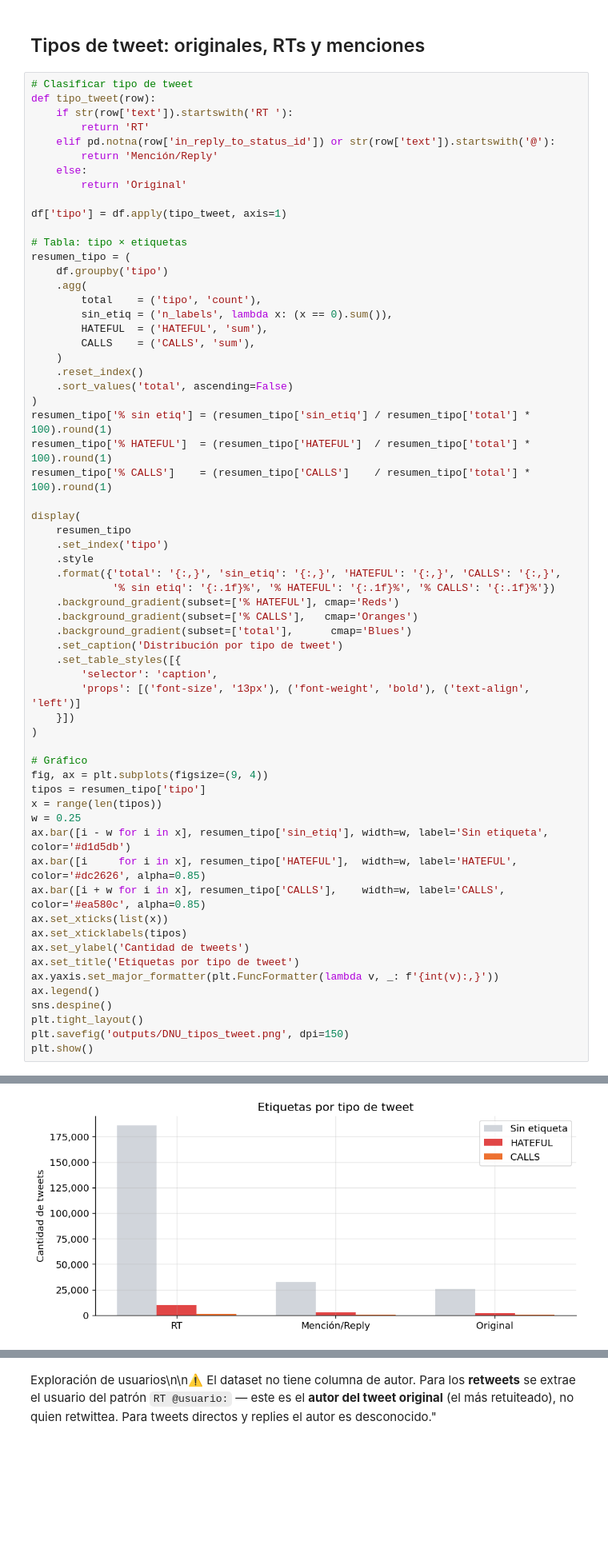
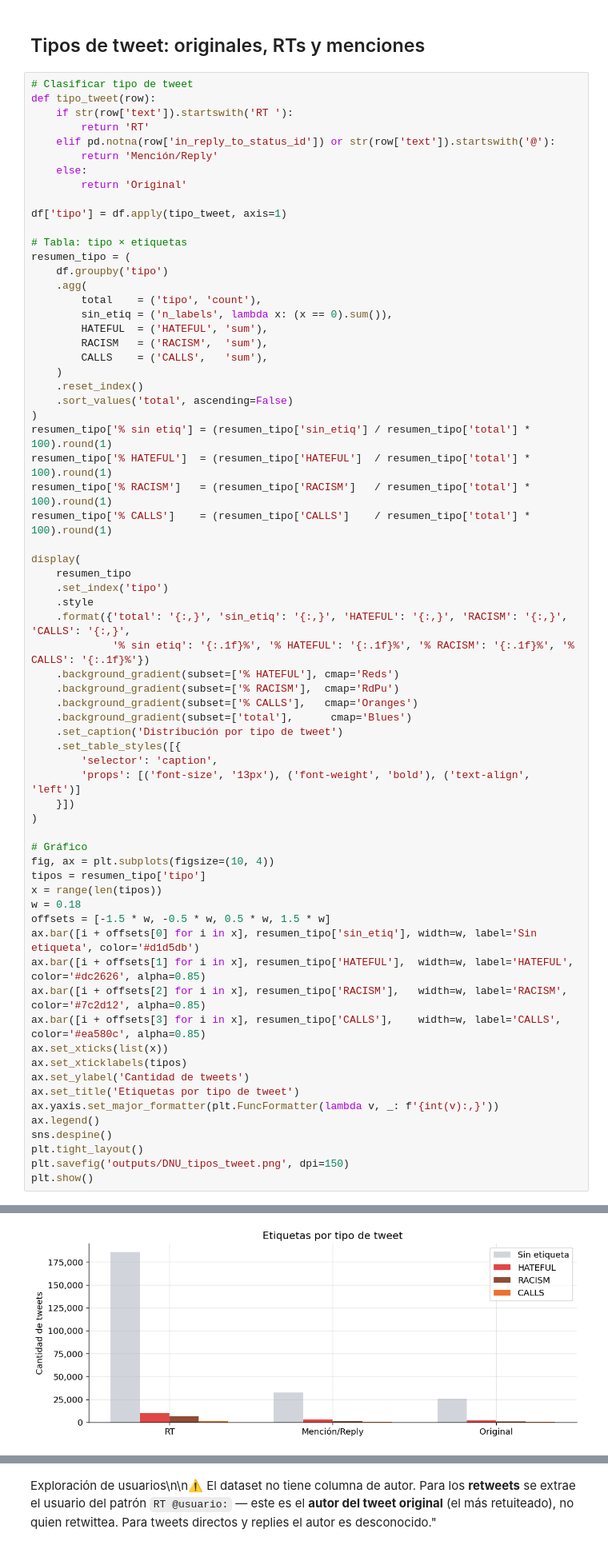
Before and after one commit to natdebandi/xenofobia_ar, a Jupyter notebook: 2_DNU_EDA.ipynb, the cells around one changed output, grey strips where cells are left out. Shown at 80% size. Drawn from its saved outputs; the diff is of its cells as text; blank space fills up the shorter version.

```diff
--- a/2_DNU_EDA.ipynb
+++ b/2_DNU_EDA.ipynb
@@ -424,22 +424,25 @@ resumen_tipo = (
         total    = ('tipo', 'count'),
         sin_etiq = ('n_labels', lambda x: (x == 0).sum()),
         HATEFUL  = ('HATEFUL', 'sum'),
-        CALLS    = ('CALLS', 'sum'),
+        RACISM   = ('RACISM',  'sum'),
+        CALLS    = ('CALLS',   'sum'),
     )
     .reset_index()
     .sort_values('total', ascending=False)
 )
 resumen_tipo['% sin etiq'] = (resumen_tipo['sin_etiq'] / resumen_tipo['total'] * 100).round(1)
 resumen_tipo['% HATEFUL']  = (resumen_tipo['HATEFUL']  / resumen_tipo['total'] * 100).round(1)
+resumen_tipo['% RACISM']   = (resumen_tipo['RACISM']   / resumen_tipo['total'] * 100).round(1)
 resumen_tipo['% CALLS']    = (resumen_tipo['CALLS']    / resumen_tipo['total'] * 100).round(1)
 
 display(
     resumen_tipo
     .set_index('tipo')
     .style
-    .format({'total': '{:,}', 'sin_etiq': '{:,}', 'HATEFUL': '{:,}', 'CALLS': '{:,}',
-             '% sin etiq': '{:.1f}%', '% HATEFUL': '{:.1f}%', '% CALLS': '{:.1f}%'})
+    .format({'total': '{:,}', 'sin_etiq': '{:,}', 'HATEFUL': '{:,}', 'RACISM': '{:,}', 'CALLS': '{:,}',
+             '% sin etiq': '{:.1f}%', '% HATEFUL': '{:.1f}%', '% RACISM': '{:.1f}%', '% CALLS': '{:.1f}%'})
     .background_gradient(subset=['% HATEFUL'], cmap='Reds')
+    .background_gradient(subset=['% RACISM'],  cmap='RdPu')
     .background_gradient(subset=['% CALLS'],   cmap='Oranges')
     .background_gradient(subset=['total'],      cmap='Blues')
     .set_caption('Distribución por tipo de tweet')
@@ -450,13 +453,15 @@ display(
 )
 
 # Gráfico
-fig, ax = plt.subplots(figsize=(9, 4))
+fig, ax = plt.subplots(figsize=(10, 4))
 tipos = resumen_tipo['tipo']
 x = range(len(tipos))
-w = 0.25
-ax.bar([i - w for i in x], resumen_tipo['sin_etiq'], width=w, label='Sin etiqueta', color='#d1d5db')
-ax.bar([i     for i in x], resumen_tipo['HATEFUL'],  width=w, label='HATEFUL',      color='#dc2626', alpha=0.85)
-ax.bar([i + w for i in x], resumen_tipo['CALLS'],    width=w, label='CALLS',        color='#ea580c', alpha=0.85)
+w = 0.18
+offsets = [-1.5 * w, -0.5 * w, 0.5 * w, 1.5 * w]
+ax.bar([i + offsets[0] for i in x], resumen_tipo['sin_etiq'], width=w, label='Sin etiqueta', color='#d1d5db')
+ax.bar([i + offsets[1] for i in x], resumen_tipo['HATEFUL'],  width=w, label='HATEFUL',      color='#dc2626', alpha=0.85)
+ax.bar([i + offsets[2] for i in x], resumen_tipo['RACISM'],   width=w, label='RACISM',       color='#7c2d12', alpha=0.85)
+ax.bar([i + offsets[3] for i in x], resumen_tipo['CALLS'],    width=w, label='CALLS',        color='#ea580c', alpha=0.85)
 ax.set_xticks(list(x))
 ax.set_xticklabels(tipos)
 ax.set_ylabel('Cantidad de tweets')
@@ -477,4 +482,4 @@ Distribución por tipo de tweet
-[figure, old version]
+[figure, new version]
 # %%
 # Top 10 textos más retuiteados
 top_rts = (
```
Also changed, not shown: parts of 6 cells of this notebook, 6 other files.
